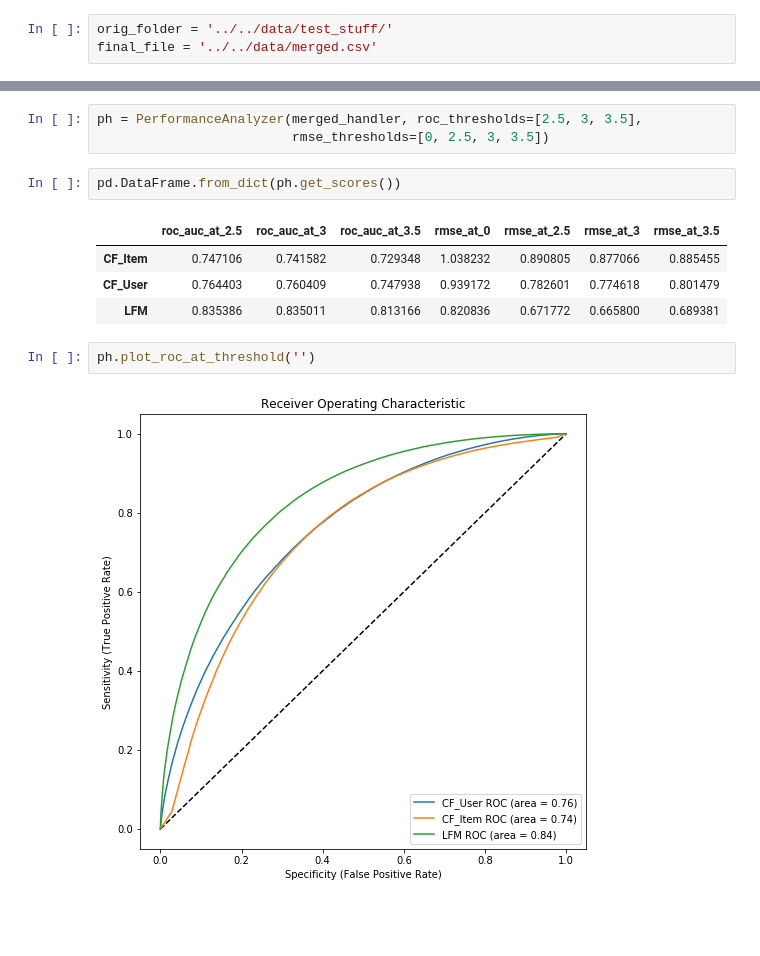
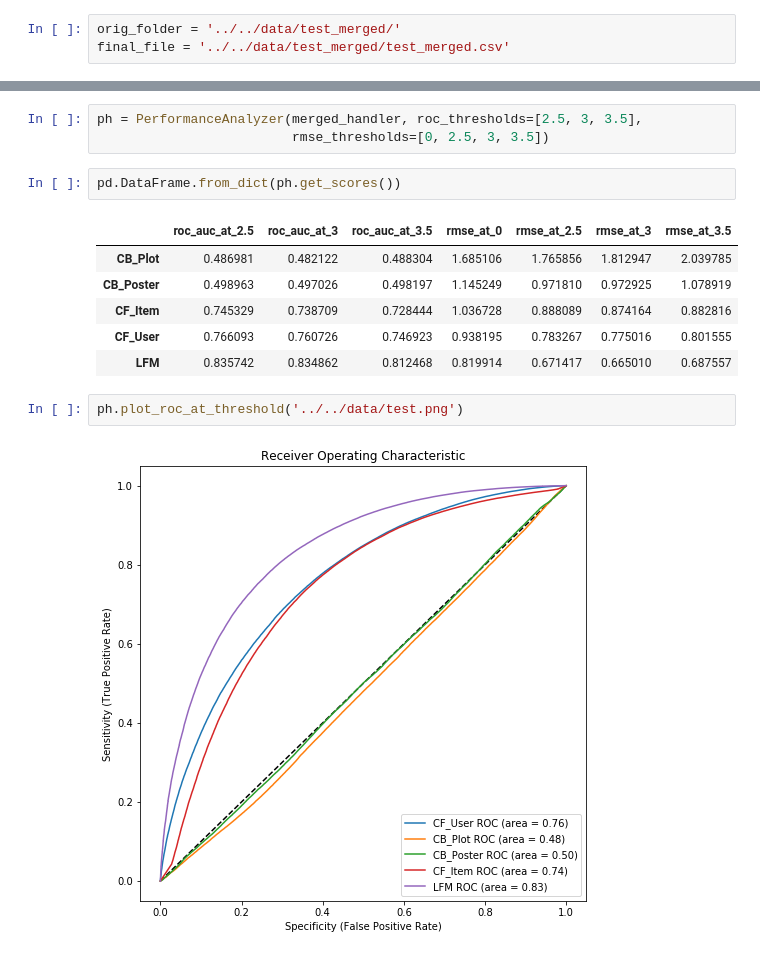
Before and after one commit to bhuvi3/movie_recommendation_system, a Jupyter notebook: code/misc/data_exploration_darshan.ipynb, the cells around one changed output, grey strips where cells are left out. Cells and saved outputs as stored; diff of their text form; blank space fills up the shorter version.

Commit message:
Ran roc plotting

```diff
--- a/code/misc/data_exploration_darshan.ipynb
+++ b/code/misc/data_exploration_darshan.ipynb
@@ -27,8 +27,8 @@ import pandas as pd
 import numpy as np
 import os
 # %%
-orig_folder = '../../data/test_stuff/'
-final_file = '../../data/merged.csv'
+orig_folder = '../../data/test_merged/'
+final_file = '../../data/test_merged/test_merged.csv'
 # %%
 file_paths = [os.path.join(orig_folder, fn) for fn in os.listdir(orig_folder)]
 # %%
@@ -188,10 +188,12 @@ ph = PerformanceAnalyzer(merged_handler, roc_thresholds=[2.5, 3, 3.5],
 pd.DataFrame.from_dict(ph.get_scores())
 # %% [output]
 |  | roc_auc_at_2.5 | roc_auc_at_3 | roc_auc_at_3.5 | rmse_at_0 | rmse_at_2.5 | rmse_at_3 | rmse_at_3.5 |
-| CF_Item | 0.747106 | 0.741582 | 0.729348 | 1.038232 | 0.890805 | 0.877066 | 0.885455 |
-| CF_User | 0.764403 | 0.760409 | 0.747938 | 0.939172 | 0.782601 | 0.774618 | 0.801479 |
-| LFM | 0.835386 | 0.835011 | 0.813166 | 0.820836 | 0.671772 | 0.665800 | 0.689381 |
+| CB_Plot | 0.486981 | 0.482122 | 0.488304 | 1.685106 | 1.765856 | 1.812947 | 2.039785 |
+| CB_Poster | 0.498963 | 0.497026 | 0.498197 | 1.145249 | 0.971810 | 0.972925 | 1.078919 |
+| CF_Item | 0.745329 | 0.738709 | 0.728444 | 1.036728 | 0.888089 | 0.874164 | 0.882816 |
+| CF_User | 0.766093 | 0.760726 | 0.746923 | 0.938195 | 0.783267 | 0.775016 | 0.801555 |
+| LFM | 0.835742 | 0.834862 | 0.812468 | 0.819914 | 0.671417 | 0.665010 | 0.687557 |
 # %%
-ph.plot_roc_at_threshold('')
+ph.plot_roc_at_threshold('../../data/test.png')
 # %% [output]
-[figure, old version]
+[figure, new version]
```
Also changed, not shown: parts of 5 cells of this notebook, 1 other file.
